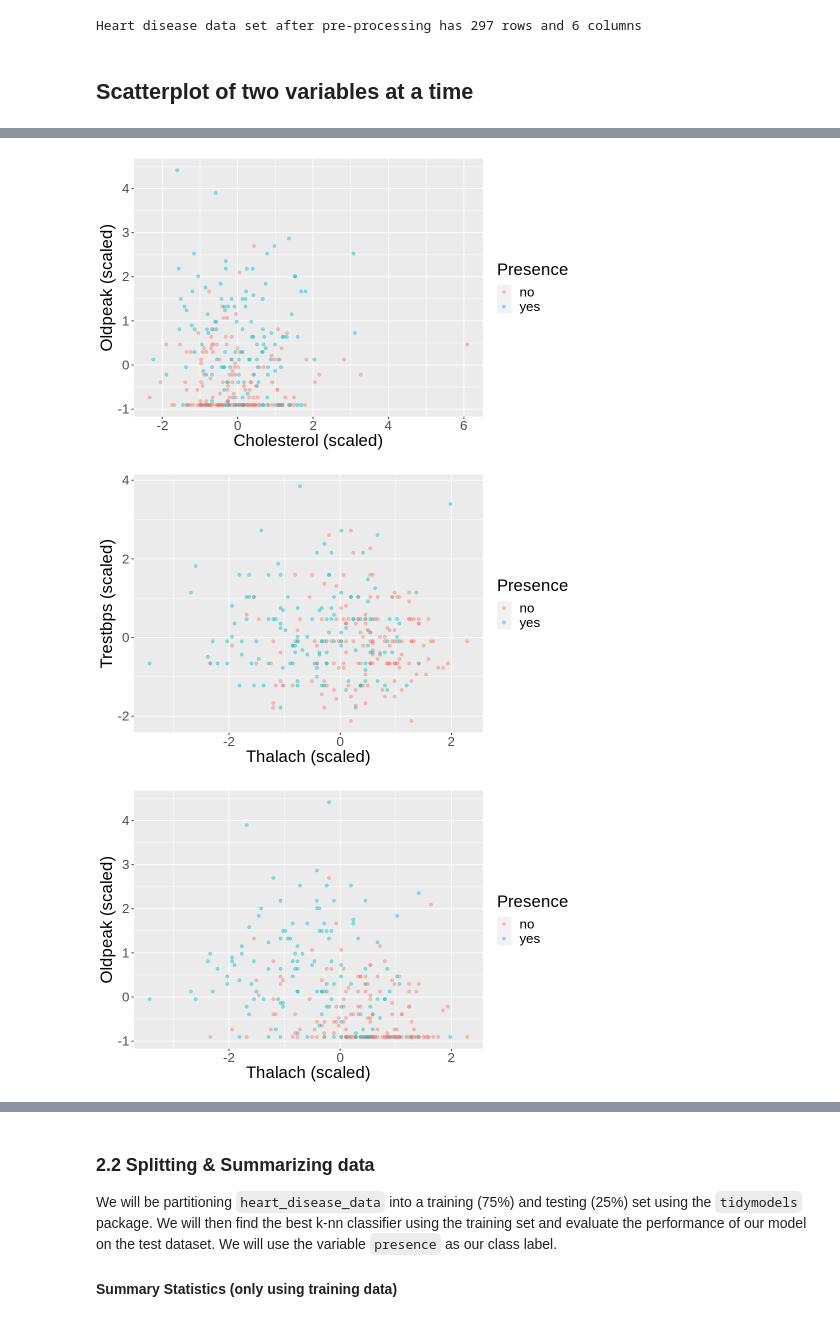
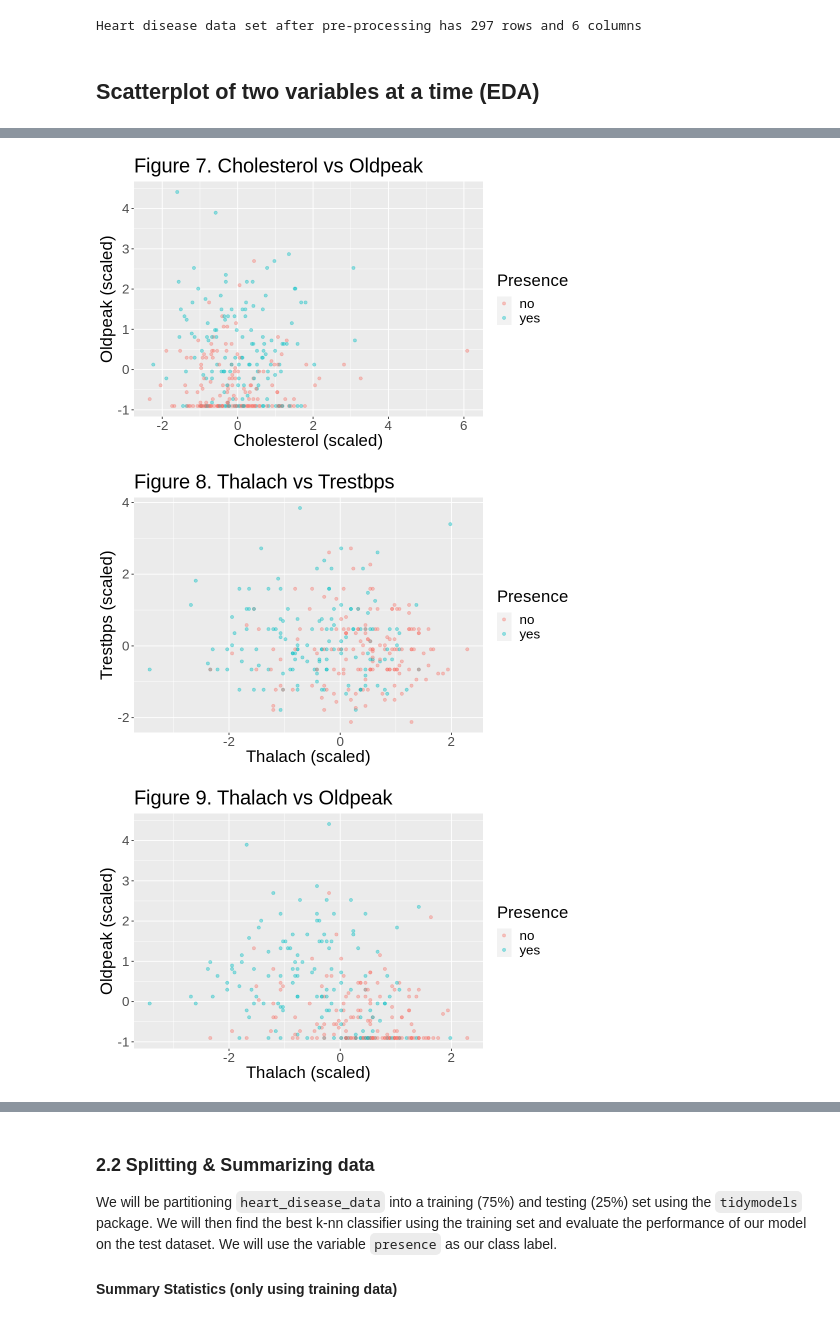
Before and after one commit to tashijain/DSCI100GroupProject, a Jupyter notebook: group_project_report.ipynb, the cells around one changed output, grey strips where cells are left out. Cells and saved outputs as stored; diff of their text form; code cells hidden in the pictures.

Commit message:
add figure titles/numbers, modify some write up

```diff
--- a/group_project_report.ipynb
+++ b/group_project_report.ipynb
@@ -215,100 +214,123 @@ A tibble: 6 × 6
 | 41 | 112 | 268 | 172 | 0.0 | no |
 Heart disease data set after pre-processing has 297 rows and 6 columns
 # %% [markdown]
-## Scatterplot of two variables at a time
+## Scatterplot of two variables at a time (EDA)
 # %%
 options(repr.plot.width = 8, repr.plot.height = 5)
 
+# scale the variables
 heart_disease_data_scaled <- heart_disease_data %>%
   mutate(age = scale(age), chol = scale(chol), trestbps = scale(trestbps), thalach = scale(thalach), oldpeak = scale(oldpeak))
 
+# 5 variables, 2 each time => 10 scatterplots
+
+# Age vs Chol
 age_chol <- heart_disease_data_scaled %>%
   ggplot(aes(x = age, y = chol, color = presence)) +
   geom_point(alpha = 0.4) +
   labs(x = "Age (scaled)",
        y = "Cholesterol (scaled)",
        color = "Presence") +
-       theme(text = element_text(size = 20))
+       theme(text = element_text(size = 20)) +
+  ggtitle("Figure 1. Age vs Cholestrol")
 age_chol
 
+# Age vs Trestbps
 age_trestbps <- heart_disease_data_scaled %>%
   ggplot(aes(x = age, y = trestbps, color = presence)) +
   geom_point(alpha = 0.4) +
   labs(x = "Age (scaled)",
        y = "Trestbps(scaled)",
        color = "Presence") +
-       theme(text = element_text(size = 20))
+       theme(text = element_text(size = 20)) +
+  ggtitle("Figure 2. Age vs Trestbps")
 age_trestbps
 
+# Age vs Thalach
 age_thalach <- heart_disease_data_scaled %>%
   ggplot(aes(x = age, y = thalach, color = presence)) +
   geom_point(alpha = 0.4) +
   labs(x = "Age (scaled)",
        y = "Thalach (scaled)",
        color = "Presence") +
-       theme(text = element_text(size = 20))
+       theme(text = element_text(size = 20)) +
+  ggtitle("Figure 3. Age vs Thalach")
 age_thalach
 
+# Age vs Oldpeak
 age_oldpeak <- heart_disease_data_scaled %>%
   ggplot(aes(x = age, y = oldpeak, color = presence)) +
   geom_point(alpha = 0.4) +
   labs(x = "Age (scaled)",
        y = "Oldpeak(scaled)",
        color = "Presence") +
-       theme(text = element_text(size = 20))
+       theme(text = element_text(size = 20))  +
+  ggtitle("Figure 4. Age vs Oldpeak")
 age_oldpeak
 
+# Chol vs Trestbps
 chol_trestbps <- heart_disease_data_scaled %>%
   ggplot(aes(x = chol, y = trestbps, color = presence)) +
   geom_point(alpha = 0.4) +
   labs(x = "Cholesterol (scaled)",
        y = "Trestbps (scaled)",
        color = "Presence") +
-       theme(text = element_text(size = 20))
+       theme(text = element_text(size = 20))  +
+  ggtitle("Figure 5. Cholesterol vs Trestbps")
 chol_trestbps
 
+# Chol vs Thalach
 chol_thalach <- heart_disease_data_scaled %>%
   ggplot(aes(x = chol, y = thalach, color = presence)) +
   geom_point(alpha = 0.4) +
   labs(x = "Cholesterol (scaled)",
        y = "Thalach (scaled)",
        color = "Presence") +
-       theme(text = element_text(size = 20))
+       theme(text = element_text(size = 20))  +
+  ggtitle("Figure 6. Cholesterol vs Thalach")
 chol_thalach
 
+# Chol vs Oldpeak
 chol_oldpeak <- heart_disease_data_scaled %>%
   ggplot(aes(x = chol, y = oldpeak, color = presence)) +
   geom_point(alpha = 0.4) +
   labs(x = "Cholesterol (scaled)",
        y = "Oldpeak (scaled)",
        color = "Presence") +
-       theme(text = element_text(size = 20))
+       theme(text = element_text(size = 20))  +
+  ggtitle("Figure 7. Cholesterol vs Oldpeak")
 chol_oldpeak
 
+# Thalach vs Trestbps
 thalach_trestbps <- heart_disease_data_scaled %>%
   ggplot(aes(x = thalach, y = trestbps, color = presence)) +
   geom_point(alpha = 0.4) +
   labs(x = "Thalach (scaled)",
        y = "Trestbps (scaled)",
        color = "Presence") +
-       theme(text = element_text(size = 20))
+       theme(text = element_text(size = 20))  +
+  ggtitle("Figure 8. Thalach vs Trestbps")
 thalach_trestbps
 
+# Thalach vs Oldpeak
 thalach_oldpeak <- heart_disease_data_scaled %>%
   ggplot(aes(x = thalach, y = oldpeak, color = presence)) +
   geom_point(alpha = 0.4) +
   labs(x = "Thalach (scaled)",
        y = "Oldpeak (scaled)",
        color = "Presence") +
-       theme(text = element_text(size = 20))
+       theme(text = element_text(size = 20))  +
+  ggtitle("Figure 9. Thalach vs Oldpeak")
 thalach_oldpeak
 
+# Oldpeak vs Trestbps
 oldpeak_trestbps <- heart_disease_data_scaled %>%
   ggplot(aes(x = oldpeak, y = trestbps, color = presence)) +
   geom_point(alpha = 0.4) +
   labs(x = "Oldpeak (scaled)",
        y = "Trestbps (scaled)",
        color = "Presence") +
-       theme(text = element_text(size = 20))
+       theme(text = element_text(size = 20))  +
+  ggtitle("Figure 10. Oldpeak vs Trestbps")
 oldpeak_trestbps
 # %% [output]
@@ -321,3 +343,3 @@ oldpeak_trestbps
-[figure, old version]
+[figure, new version]
-[figure, old version]
+[figure, new version]
-[figure, old version]
+[figure, new version]
```
Also changed, not shown: parts of 14 cells of this notebook.
